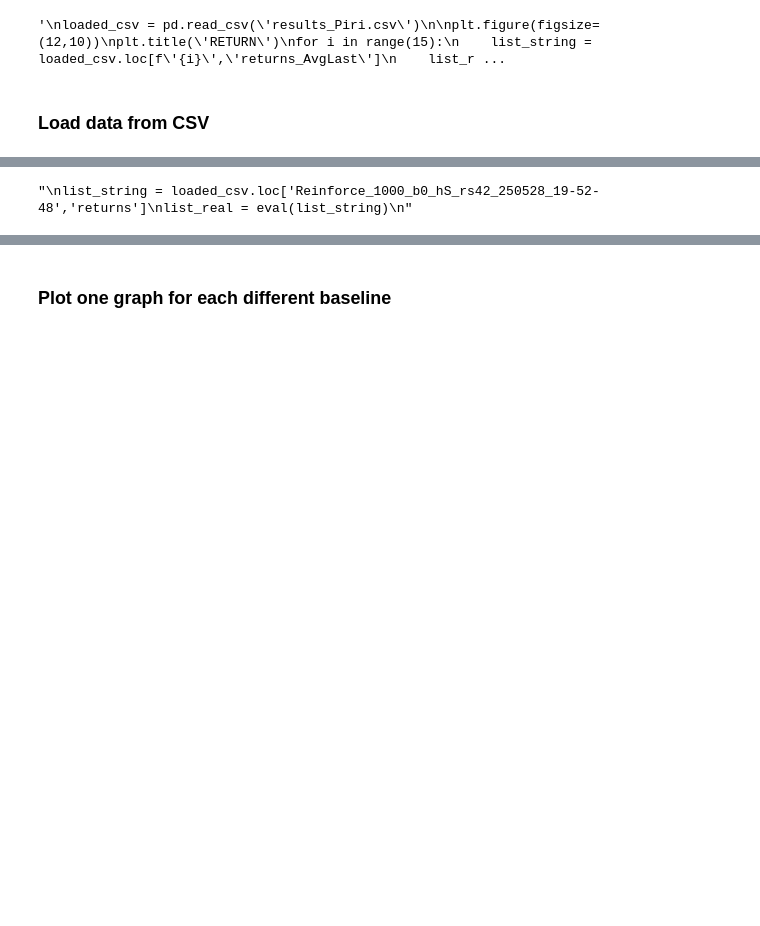
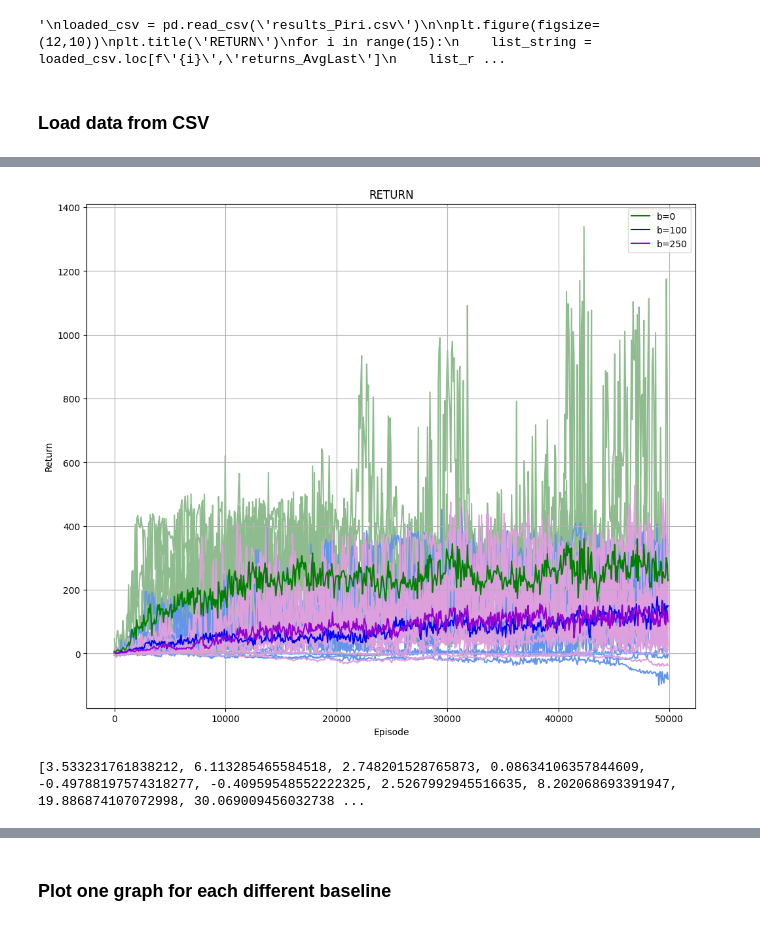
Before and after one commit to MaddalenaGhiotti/ReinforcementLearningProject, a Jupyter notebook: main_Maddalena.ipynb, the cells around one changed output, grey strips where cells are left out. Drawn from its saved outputs; the diff is of its cells as text; code cells hidden in the pictures; blank space fills up the shorter version.

```diff
--- a/main_Maddalena.ipynb
+++ b/main_Maddalena.ipynb
@@ -154,8 +87,6 @@ plt.savefig("./plots/"+'DifferentBaselines_30000.png',dpi=300)
 # %% [markdown]
 ### Load data from CSV
 # %%
-"""
-loaded_csv = pd.read_csv('resultsProva.csv', index_col='model_name')
+loaded_csv = pd.read_csv('results_Maddalena.csv', index_col='model_name')
 display(loaded_csv)
-"""
 # %% [output]
@@ -163,7 +131,36 @@ display(loaded_csv)
+# %%
+n_episodes=50000
+baselines=[0, 100, 250]
+save_every=75
+
+colors=['darkseagreen','cornflowerblue','plum'] #thistle']
+colors_dark=['green','blue','darkviolet']
+
+plt.figure(figsize=(12,10))
+plt.title('RETURN')
+for b in range(len(baselines)):
+    avg_baseline=np.zeros((666,))
+    sub_df = loaded_csv[(loaded_csv['n_episodes']==n_episodes) & (loaded_csv['baseline']==baselines[b])]
+    for index, row in sub_df.iterrows():
+        return_array = eval(row['returns'])
+        avg_baseline+=return_array
+        line_b0 = plt.plot(np.arange(len(return_array))*save_every, return_array, c=colors[b], zorder=0,label='_nolegend_')
+    line_b0 = plt.plot(np.arange(len(avg_baseline))*save_every, avg_baseline/len(sub_df), c=colors_dark[b], zorder=2, label=f'b={baselines[b]}')
+plt.xlabel('Episode')
+plt.ylabel('Return')
+plt.legend()
+plt.grid()
+plt.show()
+# %% [output]
+[figure, added]
 # %%
-"""
-list_string = loaded_csv.loc['Reinforce_1000_b0_hS_rs42_250528_19-52-48','returns']
-list_real = eval(list_string)
-"""
+list_string = loaded_csv.loc['Reinforce_50000_b100_hS_rs254_250529_11-39-17','returns']
+return_array = eval(list_string)
+list_string = loaded_csv.loc['Reinforce_50000_b100_hS_rs254_250529_11-39-17','returns_AvgLast']
+average_array = eval(list_string)
+list_string = loaded_csv.loc['Reinforce_50000_b100_hS_rs254_250529_11-39-17','returns_AvgBeginning']
+beginning_array = eval(list_string)
-# %% [output]
-"\nlist_string = loaded_csv.loc['Reinforce_1000_b0_hS_rs42_250528_19-52-48','returns']\nlist_real = eval(list_string)\n"
+# %%
+print(average_array)
+# %% [output]
+[3.533231761838212, 6.113285465584518, 2.748201528765873, 0.08634106357844609, -0.49788197574318277, -0.40959548552222325, 2.5267992945516635, 8.202068693391947, 19.886874107072998, 30.069009456032738 ...
```
Also changed, not shown: parts of 6 cells of this notebook, 5 other files.
